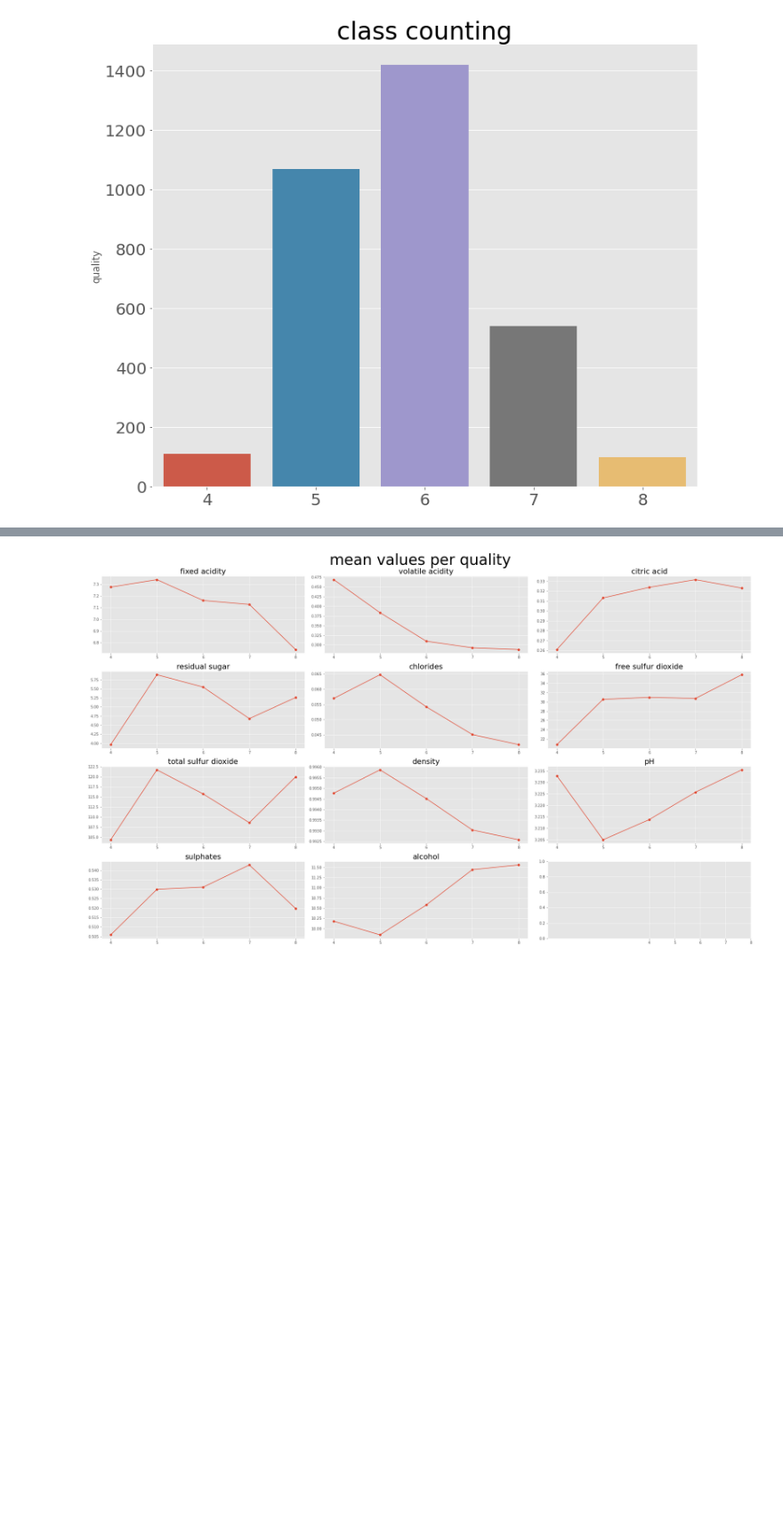
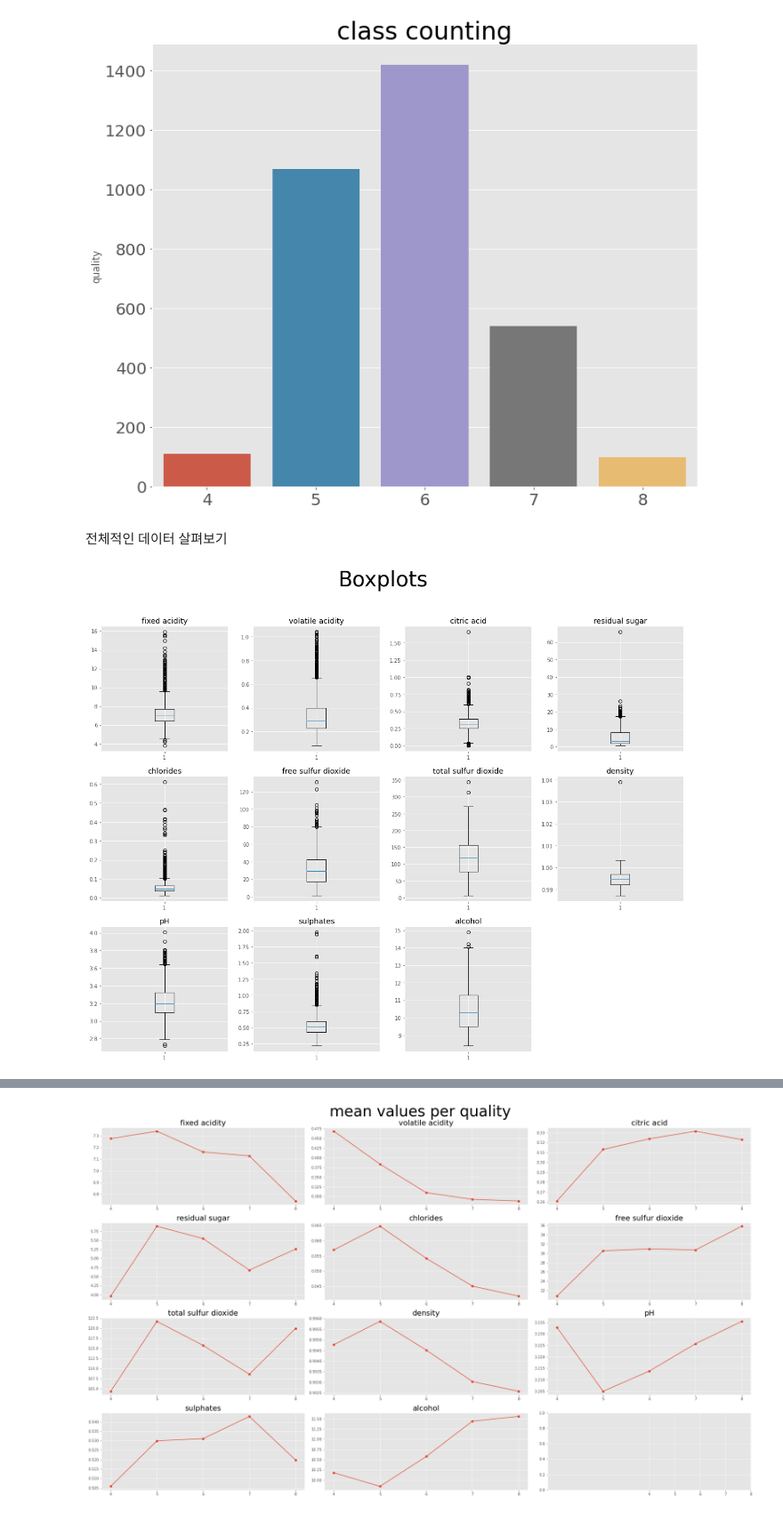
Before and after one commit to JJungEEun/dacon, a Jupyter notebook: 와인 품질 분류 경진대회/와인 품질 분류 .ipynb, the cells around one changed output, grey strips where cells are left out. Shown at 89% size. Saved outputs shown, nothing was run; the diff lists cells and outputs as text; code cells hidden in the pictures; blank space fills up the shorter version.

```diff
--- a/와인 품질 분류 경진대회/와인 품질 분류 .ipynb
+++ b/와인 품질 분류 경진대회/와인 품질 분류 .ipynb
@@ -93,6 +71,23 @@ value_bar_ax.tick_params(labelsize=20)
 # %% [output]
 [figure]
+# %% [markdown]
+전체적인 데이터 살펴보기
 # %%
-#대부분 5, 6에 분포
-#4, 7, 8 데이터량 부족
+lt.style.use("ggplot")
+
+plt.figure(figsize=(20,15))
+plt.suptitle("Boxplots", fontsize=40)
+
+# id, type, quality는 제외하고 시각화
+cols = train.columns[1:-2]
+for i in range(len(cols)):
+    plt.subplot(3,4,i+1)
+    plt.title(cols[i])
+    plt.boxplot(train[cols[i]])
+plt.show()
+
+#대부분의 col이 outlier을 가지고 있다 -> 정규분포가 아니다
+#scale이 모두 다름 -> 정규화 필수
+# %% [output]
+[figure, added]
 # %% [markdown]
```
Also changed, not shown: parts of 67 cells of this notebook.
